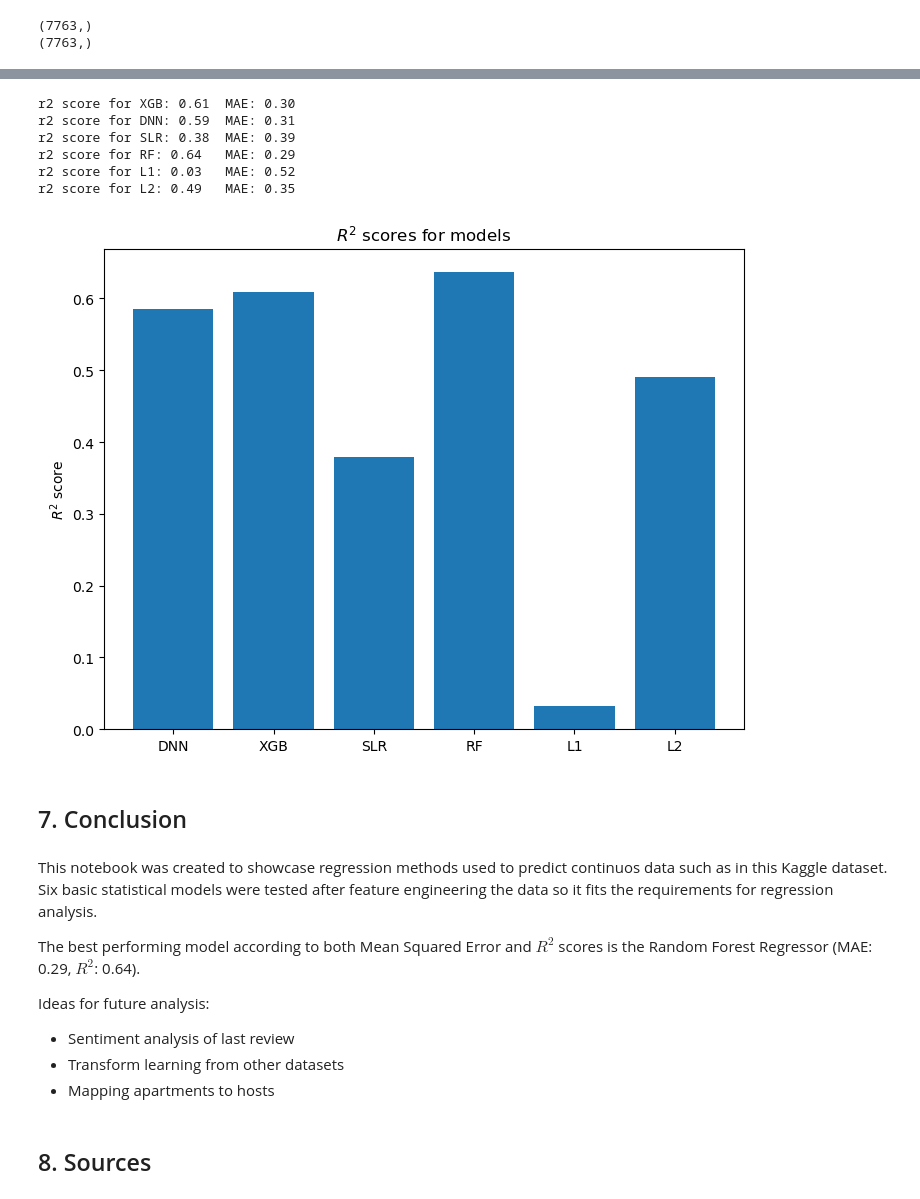
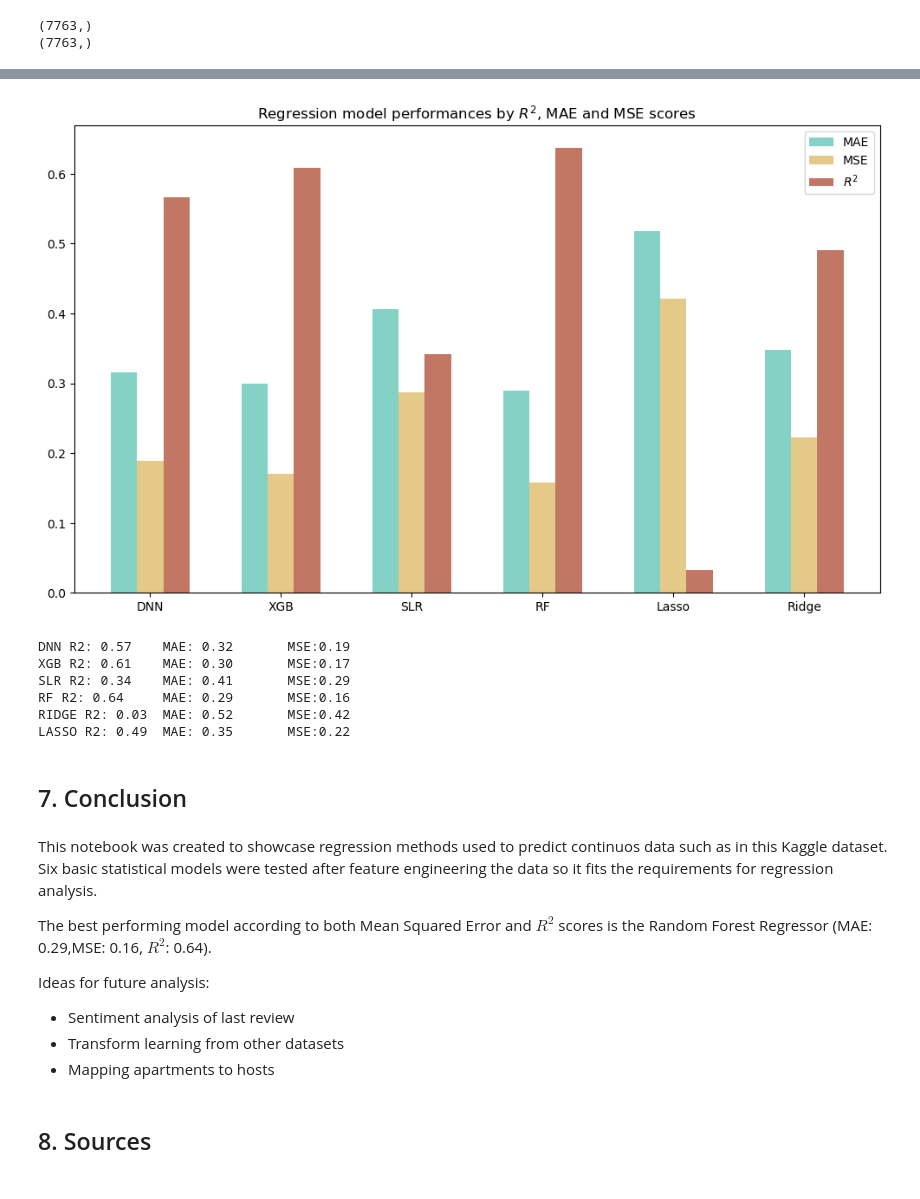
Before and after one commit to marci-nemeth/ML-Notebooks, a Jupyter notebook: 1-Regression/AirbnbEDA.ipynb, the cells around one changed output, grey strips where cells are left out. Drawn from its saved outputs; the diff is of its cells as text; code cells hidden in the pictures.

```diff
--- a/1-Regression/AirbnbEDA.ipynb
+++ b/1-Regression/AirbnbEDA.ipynb
@@ -661,32 +640,63 @@ ax.set_title("MAE scores for models");
-# %%
-print("r2 score for XGB: {:.2f}\tMAE: {:.2f}".format(r2_xgb,mae_xgb))
-print("r2 score for DNN: {:.2f}\tMAE: {:.2f}".format(r2_dnn,mae_dnn))
-print("r2 score for SLR: {:.2f}\tMAE: {:.2f}".format(r2_slr,mae_slr))
-print("r2 score for RF: {:.2f}\tMAE: {:.2f}".format(r2_rf,mae_rf))
-print("r2 score for L1: {:.2f}\tMAE: {:.2f}".format(r2_lasso,mae_lasso))
-print("r2 score for L2: {:.2f}\tMAE: {:.2f}".format(r2_ridge,mae_ridge))
-# %% [output]
-r2 score for XGB: 0.61  MAE: 0.30
-r2 score for DNN: 0.59  MAE: 0.31
-r2 score for SLR: 0.38  MAE: 0.39
-r2 score for RF: 0.64   MAE: 0.29
-r2 score for L1: 0.03   MAE: 0.52
-r2 score for L2: 0.49   MAE: 0.35
-# %%
-fig = plt.figure()
-ax = fig.add_axes([0,0,1,1])
-
-ax.bar(["DNN","XGB","SLR","RF","L1","L2"],[r2_dnn,r2_xgb,r2_slr,r2_rf,r2_lasso,r2_ridge])
-ax.set_ylabel("$R^2$ score")
-ax.set_title("$R^2$ scores for models");
-# %% [output]
-[figure, removed]
+# %%
+def get_scores(y_hat,y_true,model_name="model"):
+    return {
+        "model":model_name,
+        "r2":r2_score(y_true,y_hat),
+        "mae":mean_absolute_error(y_true,y_hat),
+        "mse": mean_squared_error(y_true,y_hat)
+    }
+
+
+
+mse_scores = []
+mae_scores = []
+r2_scores = []
+MODEL_NAMES = ["DNN","XGB","SLR","RF","RIDGE","LASSO"]
+COLORS = ["#84D2C5","#E4C988","#C27664","#B05A7A"]
+for pred in [y_pred_dnn,y_pred_xgb,y_pred_slr,y_pred_rf,y_pred_lasso,y_pred_ridge]:
+    mse_scores.append(get_scores(pred.flatten(), y_test.to_numpy())["mse"])
+    mae_scores.append(get_scores(pred.flatten(), y_test.to_numpy())["mae"])
+    r2_scores.append(get_scores(pred.flatten(), y_test.to_numpy())["r2"])
+
+fig = plt.figure(figsize=(12,7))
+
+barWidth = 0.20
+br1 = np.arange(len(mae_scores))
+br2 = [x + barWidth for x in br1]
+br3 = [x + barWidth for x in br2]
+
+
+
+
+plt.bar(br1,mae_scores,width=barWidth,label="MAE",color=COLORS[0])
+plt.bar(br2,mse_scores,width=barWidth,label="MSE",color=COLORS[1])
+plt.bar(br3,r2_scores,width=barWidth,label="$R^2$",color=COLORS[2])
+
+plt.xticks([r + barWidth for r in range(len(mae_scores))],
+        ["DNN","XGB","SLR","RF","Lasso","Ridge"])
+
+plt.legend()
+plt.title("Regression model performances by $R^2$, MAE and MSE scores")
+plt.show()
+# %% [output]
+[figure, added]
+# %%
+for i in range(len(MODEL_NAMES)):
+
+    print("{} R2: {:.2f}\tMAE: {:.2f}\tMSE:{:.2f}".format(MODEL_NAMES[i],r2_scores[i],mae_scores[i],mse_scores[i]))
+# %% [output]
+DNN R2: 0.57    MAE: 0.32       MSE:0.19
+XGB R2: 0.61    MAE: 0.30       MSE:0.17
+SLR R2: 0.34    MAE: 0.41       MSE:0.29
+RF R2: 0.64     MAE: 0.29       MSE:0.16
+RIDGE R2: 0.03  MAE: 0.52       MSE:0.42
+LASSO R2: 0.49  MAE: 0.35       MSE:0.22
 # %% [markdown]
 ## 7. Conclusion
 # %% [markdown]
 This notebook was created to showcase regression methods used to predict continuos data such as in this Kaggle dataset. Six basic statistical models were tested after feature engineering the data so it fits the requirements for regression analysis.
 
-The best performing model according to both Mean Squared Error and $R^2$ scores is the Random Forest Regressor (MAE: 0.29, $R^2$: 0.64).
+The best performing model according to both Mean Squared Error and $R^2$ scores is the Random Forest Regressor (MAE: 0.29,MSE: 0.16, $R^2$: 0.64).
 
 Ideas for future analysis:
 
```
Also changed, not shown: parts of 9 cells of this notebook.
